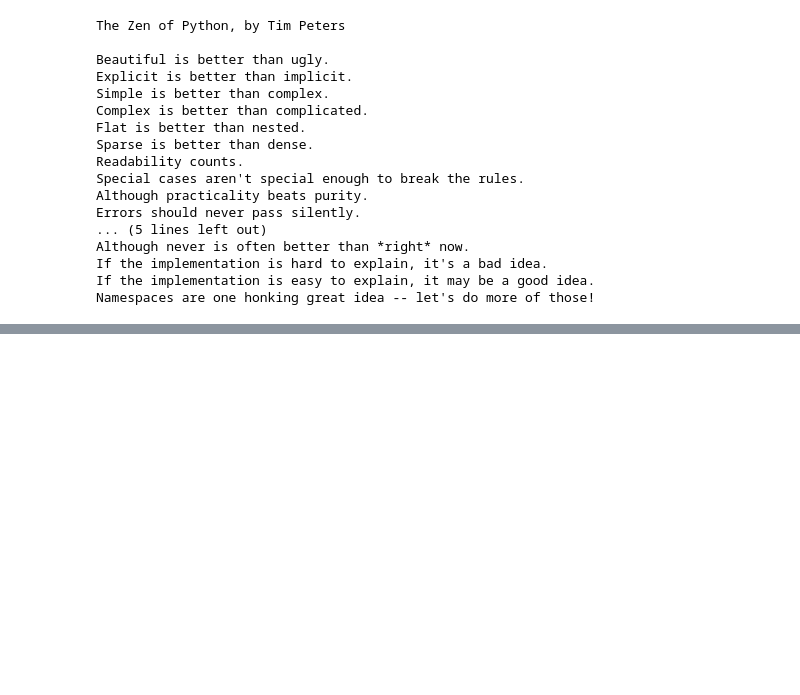
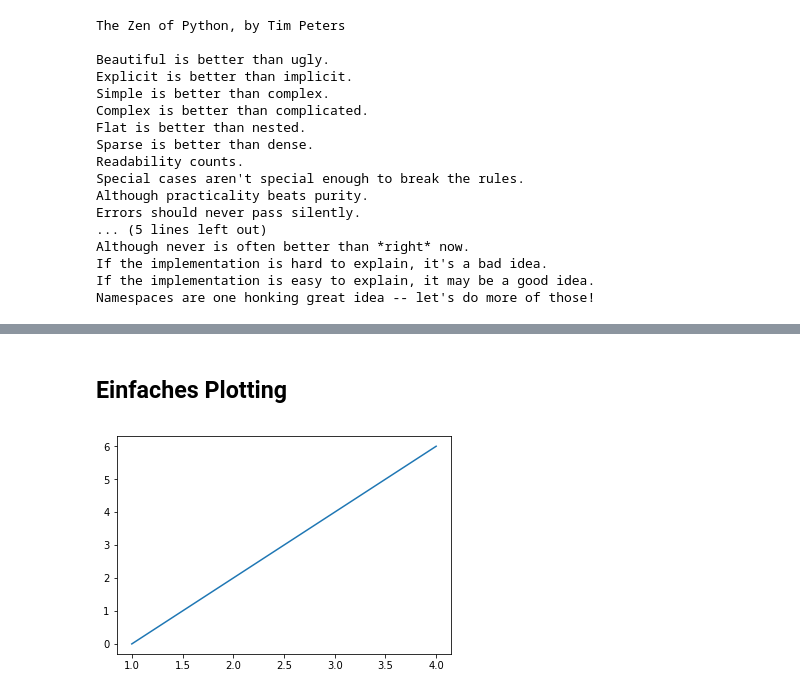
Before and after one commit to solutionfinders/PythonforAI, a Jupyter notebook: PythonforAI.ipynb, the cells around one changed output, grey strips where cells are left out. Drawn from its saved outputs; the diff is of its cells as text; code cells hidden in the pictures; blank space fills up the shorter version.

Commit message:
visualize and pandas

```diff
--- a/PythonforAI.ipynb
+++ b/PythonforAI.ipynb
@@ -32,0 +79,9 @@ plt.plot(x, np.sin(x))
+# %% [markdown]
+## Einfaches Plotting
+# %%
+x = [1, 2, 3, 4]
+y = [0, 2, 4, 6]
+plt.plot(x,y)
+plt.show()
+# %% [output]
+[figure, added]
```
Also changed, not shown: parts of 45 cells of this notebook.
